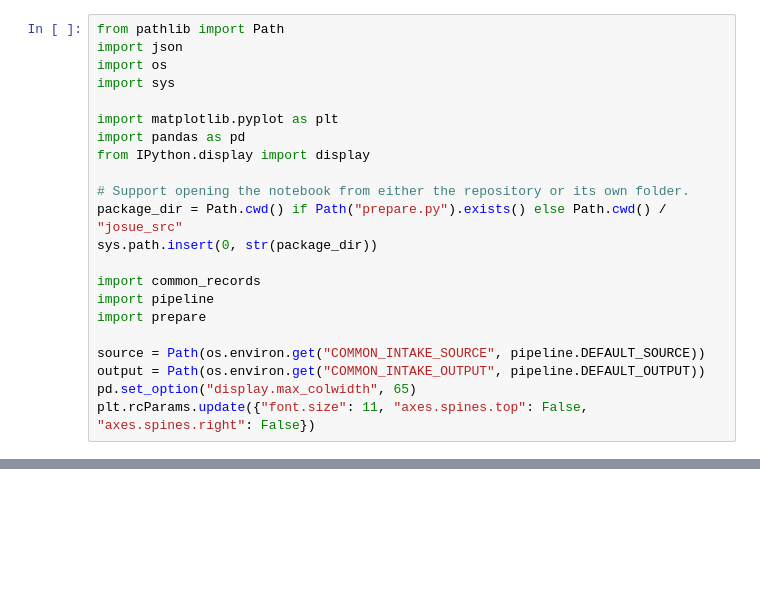
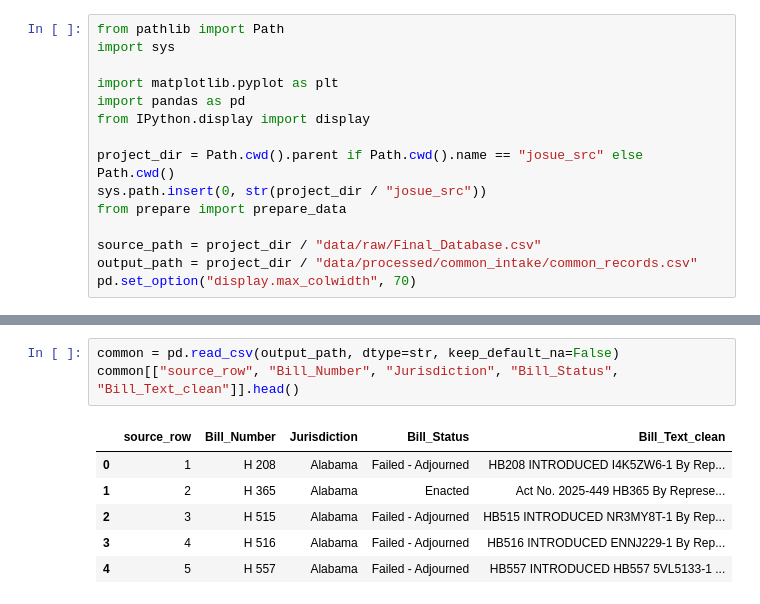
Before and after one commit to dhMontes/siads696-state-of-ai, a Jupyter notebook: josue_src/preprocessing.ipynb, the cells around one changed output, grey strips where cells are left out. Saved outputs shown, nothing was run; the diff lists cells and outputs as text; blank space fills up the shorter version.

```diff
--- a/josue_src/preprocessing.ipynb
+++ b/josue_src/preprocessing.ipynb
@@ -13,22 +11,15 @@ Run from the repository root or `josue_src/`. Install the packages in `notebook-
 # %%
 from pathlib import Path
-import json
-import os
 import sys
 
 import matplotlib.pyplot as plt
 import pandas as pd
 from IPython.display import display
 
-# Support opening the notebook from either the repository or its own folder.
-package_dir = Path.cwd() if Path("prepare.py").exists() else Path.cwd() / "josue_src"
-sys.path.insert(0, str(package_dir))
+project_dir = Path.cwd().parent if Path.cwd().name == "josue_src" else Path.cwd()
+sys.path.insert(0, str(project_dir / "josue_src"))
+from prepare import prepare_data
 
-import common_records
-import pipeline
-import prepare
-
-source = Path(os.environ.get("COMMON_INTAKE_SOURCE", pipeline.DEFAULT_SOURCE))
-output = Path(os.environ.get("COMMON_INTAKE_OUTPUT", pipeline.DEFAULT_OUTPUT))
-pd.set_option("display.max_colwidth", 65)
-plt.rcParams.update({"font.size": 11, "axes.spines.top": False, "axes.spines.right": False})
+source_path = project_dir / "data/raw/Final_Database.csv"
+output_path = project_dir / "data/processed/common_intake/common_records.csv"
+pd.set_option("display.max_colwidth", 70)
@@ -169,0 +134,10 @@ The next data step is to inspect flagged records and record any agreed correctio
+# %%
+common = pd.read_csv(output_path, dtype=str, keep_default_na=False)
+common[["source_row", "Bill_Number", "Jurisdiction", "Bill_Status", "Bill_Text_clean"]].head()
+# %% [output]
+|  | source_row | Bill_Number | Jurisdiction | Bill_Status | Bill_Text_clean |
+| 0 | 1 | H 208 | Alabama | Failed - Adjourned | HB208 INTRODUCED I4K5ZW6-1 By Rep... |
+| 1 | 2 | H 365 | Alabama | Enacted | Act No. 2025-449 HB365 By Represe... |
+| 2 | 3 | H 515 | Alabama | Failed - Adjourned | HB515 INTRODUCED NR3MY8T-1 By Rep... |
+| 3 | 4 | H 516 | Alabama | Failed - Adjourned | HB516 INTRODUCED ENNJ229-1 By Rep... |
+| 4 | 5 | H 557 | Alabama | Failed - Adjourned | HB557 INTRODUCED HB557 5VL5133-1 ... |
```
Also changed, not shown: parts of 26 cells of this notebook, 18 other files.
